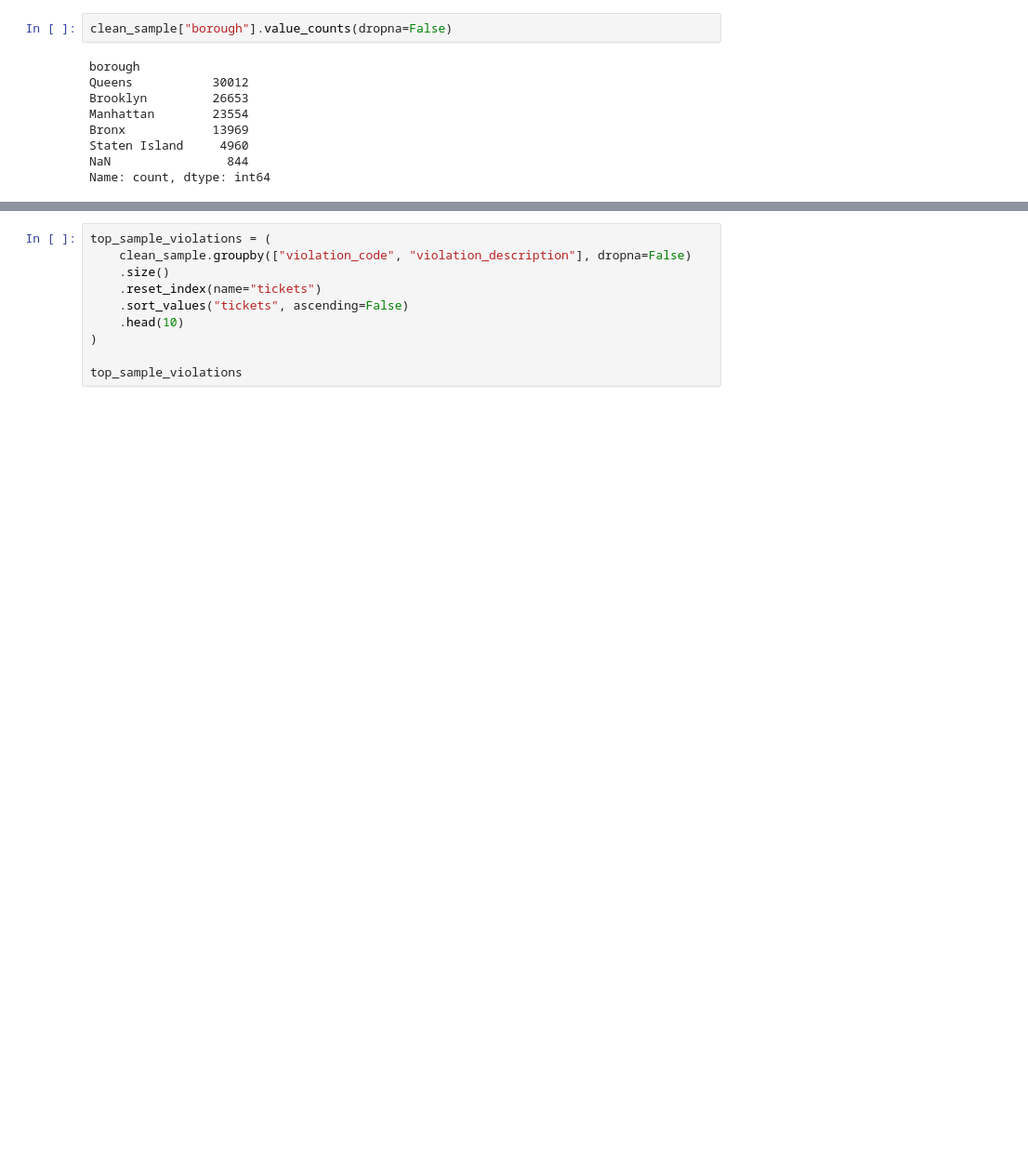
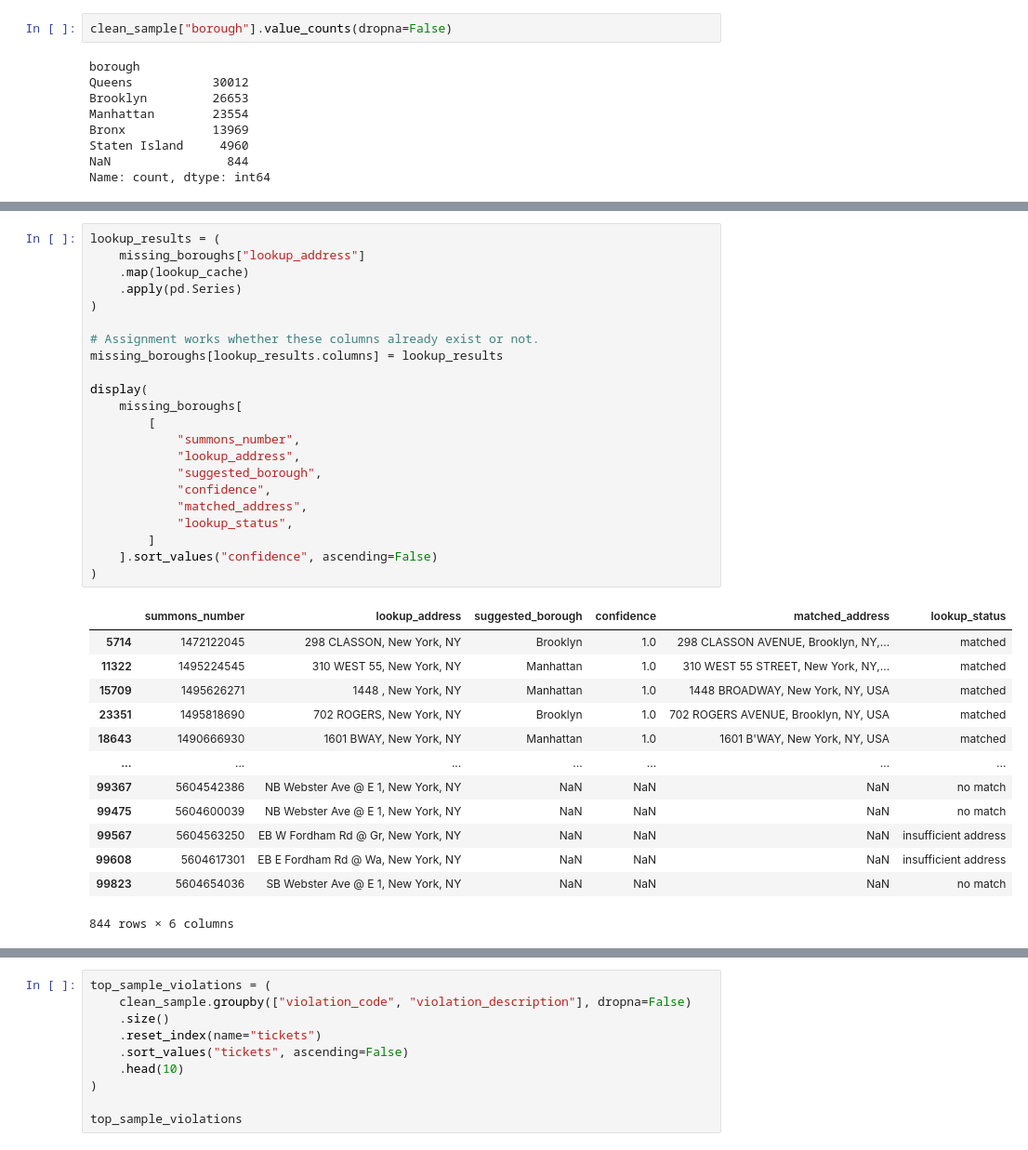
Before and after one commit to JaysonC41/parkinganalytics, a Jupyter notebook: notebooks/01_clean_nyc_parking_data.ipynb, the cells around one changed output, grey strips where cells are left out. Shown at 93% size. Cells and saved outputs as stored; diff of their text form; blank space fills up the shorter version.

```diff
--- a/notebooks/01_clean_nyc_parking_data.ipynb
+++ b/notebooks/01_clean_nyc_parking_data.ipynb
@@ -387,0 +526,36 @@ Name: count, dtype: int64
+# %%
+lookup_results = (
+    missing_boroughs["lookup_address"]
+    .map(lookup_cache)
+    .apply(pd.Series)
+)
+
+# Assignment works whether these columns already exist or not.
+missing_boroughs[lookup_results.columns] = lookup_results
+
+display(
+    missing_boroughs[
+        [
+            "summons_number",
+            "lookup_address",
+            "suggested_borough",
+            "confidence",
+            "matched_address",
+            "lookup_status",
+        ]
+    ].sort_values("confidence", ascending=False)
+)
+# %% [output]
+|  | summons_number | lookup_address | suggested_borough | confidence | matched_address | lookup_status |
+| 5714 | 1472122045 | 298 CLASSON, New York, NY | Brooklyn | 1.0 | 298 CLASSON AVENUE, Brooklyn, NY,... | matched |
+| 11322 | 1495224545 | 310 WEST 55, New York, NY | Manhattan | 1.0 | 310 WEST 55 STREET, New York, NY,... | matched |
+| 15709 | 1495626271 | 1448 , New York, NY | Manhattan | 1.0 | 1448 BROADWAY, New York, NY, USA | matched |
+| 23351 | 1495818690 | 702 ROGERS, New York, NY | Brooklyn | 1.0 | 702 ROGERS AVENUE, Brooklyn, NY, USA | matched |
+| 18643 | 1490666930 | 1601 BWAY, New York, NY | Manhattan | 1.0 | 1601 B'WAY, New York, NY, USA | matched |
+| ... | ... | ... | ... | ... | ... | ... |
+| 99367 | 5604542386 | NB Webster Ave @ E 1, New York, NY | NaN | NaN | NaN | no match |
+| 99475 | 5604600039 | NB Webster Ave @ E 1, New York, NY | NaN | NaN | NaN | no match |
+| 99567 | 5604563250 | EB W Fordham Rd @ Gr, New York, NY | NaN | NaN | NaN | insufficient address |
+| 99608 | 5604617301 | EB E Fordham Rd @ Wa, New York, NY | NaN | NaN | NaN | insufficient address |
+| 99823 | 5604654036 | SB Webster Ave @ E 1, New York, NY | NaN | NaN | NaN | no match |
+844 rows × 6 columns
```
Also changed, not shown: parts of 17 cells of this notebook, 1 other file.
